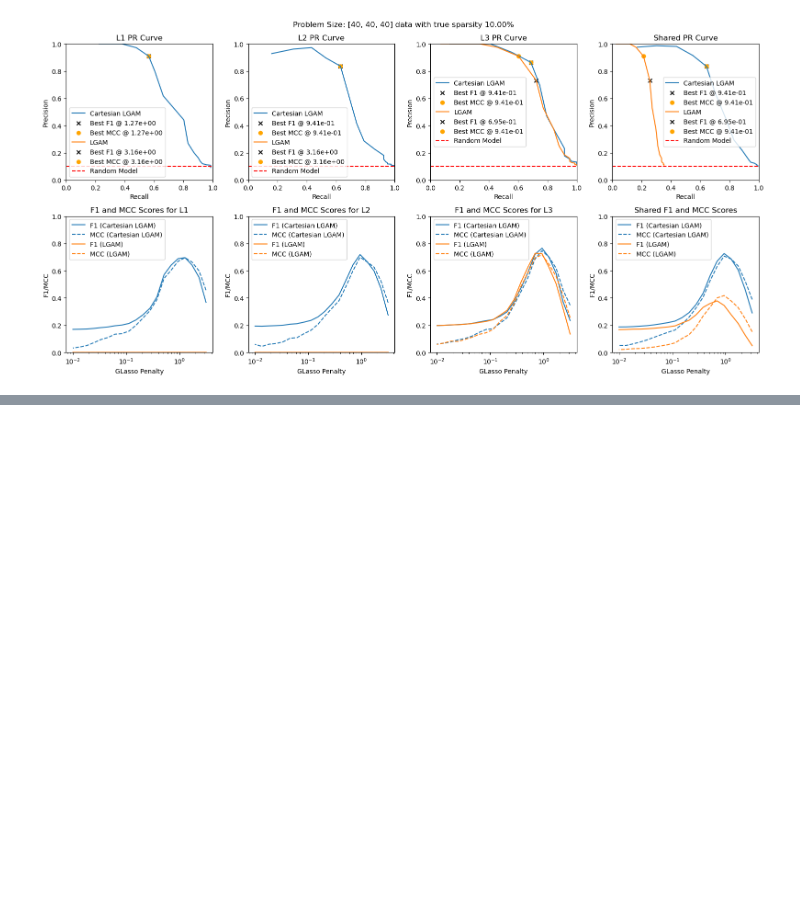
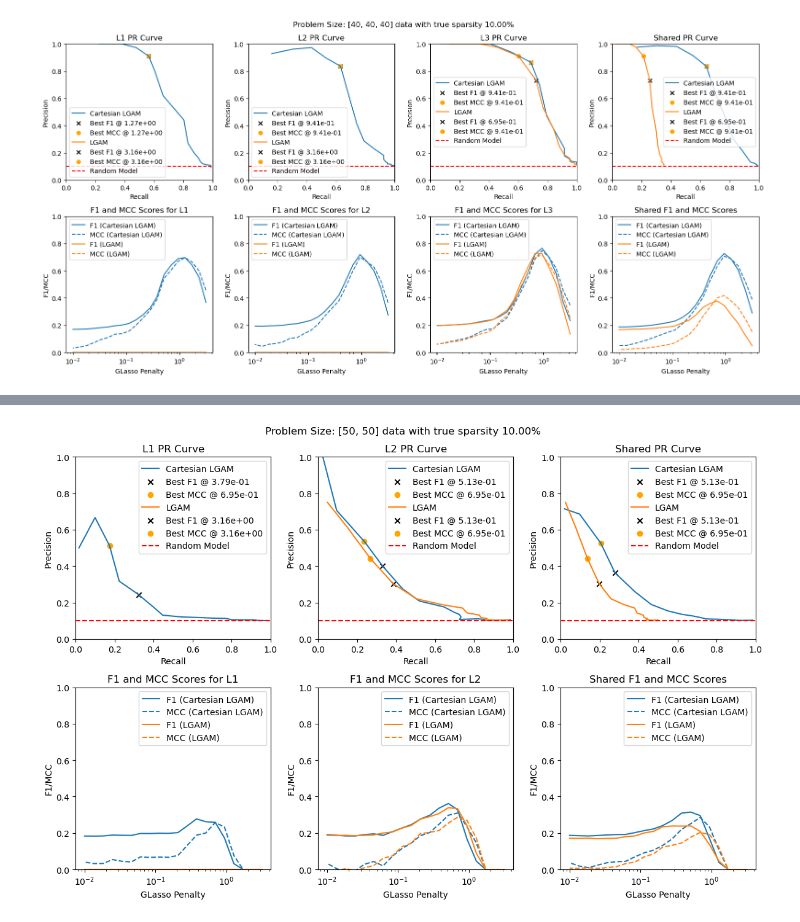
Before and after one commit to BaileyAndrew/Cartesian-LGAM, a Jupyter notebook: QUICKTEST.ipynb, the cells around one changed output, grey strips where cells are left out. Cells and saved outputs as stored; diff of their text form; code cells hidden in the pictures; blank space fills up the shorter version.

```diff
--- a/QUICKTEST.ipynb
+++ b/QUICKTEST.ipynb
@@ -83,3 +83,15 @@ one_example_prs(
 pass
 # %% [output]
 [figure]
+# %%
+np.random.seed(0)
+dims = (50, 50)
+sparsity = 0.1
+Ls, L_patterns = generate_Ls(dims, sparsity=sparsity)
+X = generate_sylvester_data(Ls, normalize=True)
+
+L_init = [np.eye(d) for d in dims]
+
+glassoregs = np.logspace(0.5, -2, 20) # (50, 50)
+Lss, _ = warm_start(X, L_init, glassoregs=glassoregs, dont_warm_start=True, verbose=True, max_iter=1000, frobreg=0)
+Lss_lgam, _ = warm_start(X, L_init, glassoregs=glassoregs, sample_axes={0}, dont_warm_start=True, max_iter=1000, verbose=True, frobreg=0)
@@ -85,0 +123,14 @@ pass
+# %%
+L_estim_patterns = patternify_Ls(Lss)
+L_lgam_estim_patterns = patternify_Ls(Lss_lgam)
+
+one_example_prs(
+    L_patterns=L_patterns,
+    Lss=Lss,
+    Lss_lgam=Lss_lgam,
+    glassoregs=glassoregs,
+    sparsity=sparsity,
+)
+pass
+# %% [output]
+[figure, added]
```
Also changed, not shown: parts of 9 cells of this notebook, 3 other files.
